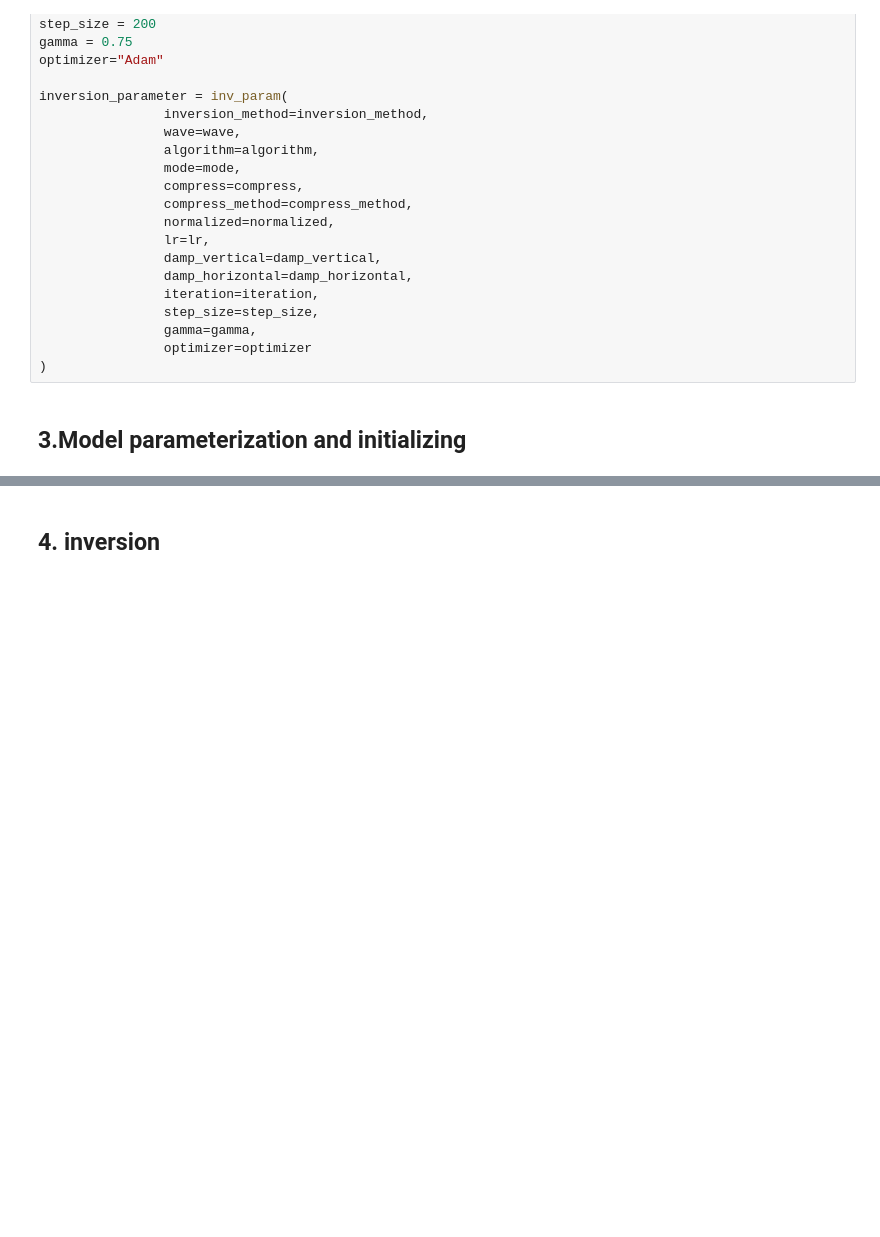
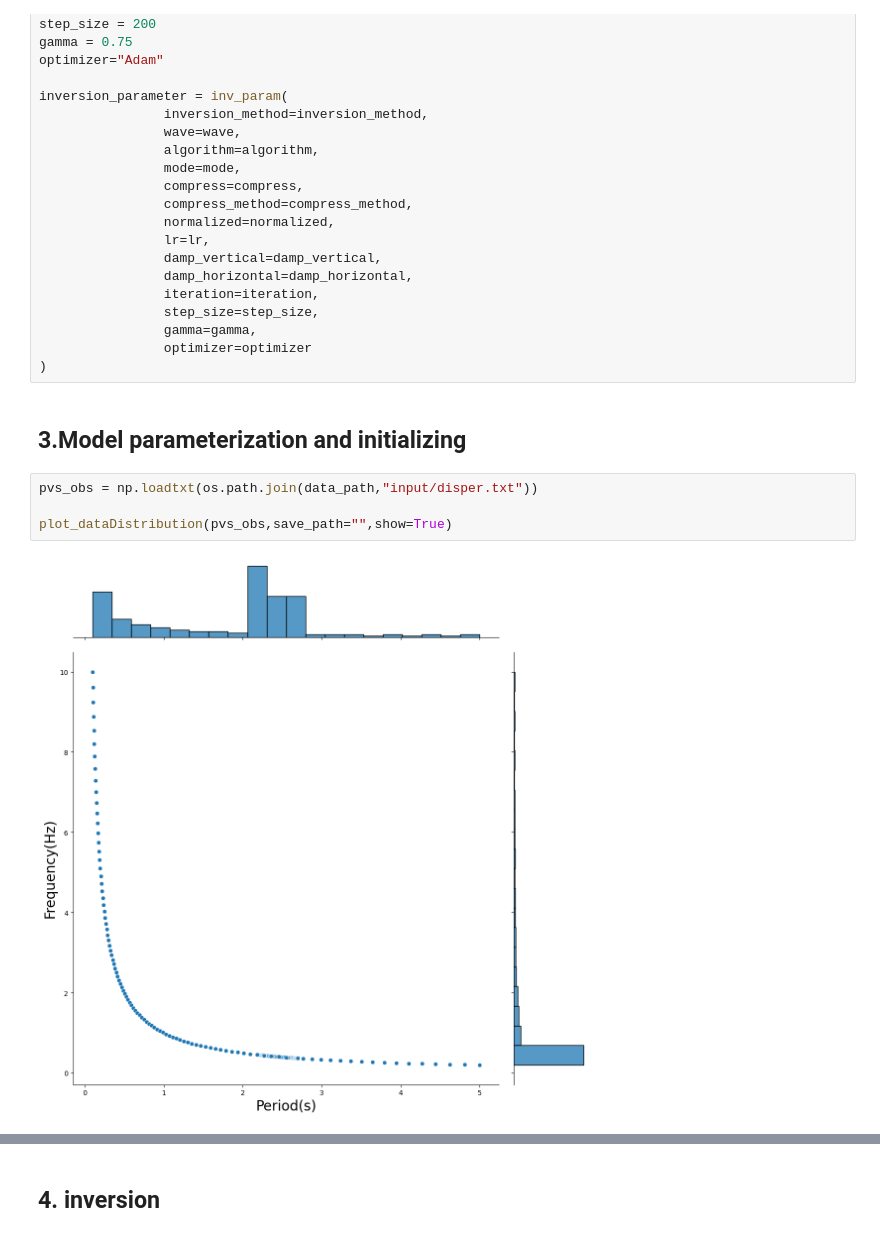
Before and after one commit to liufeng2317/ADsurf, a Jupyter notebook: 00_test_increase.ipynb, the cells around one changed output, grey strips where cells are left out. Saved outputs shown, nothing was run; the diff lists cells and outputs as text; blank space fills up the shorter version.

```diff
--- a/00_test_increase.ipynb
+++ b/00_test_increase.ipynb
@@ -72,4 +72,10 @@ inversion_parameter = inv_param(
 )
 # %% [markdown]
 ## 3.Model parameterization and initializing
+# %%
+pvs_obs = np.loadtxt(os.path.join(data_path,"input/disper.txt"))
+
+plot_dataDistribution(pvs_obs,save_path="",show=True)
+# %% [output]
+[figure, added]
 # %%
```
Also changed, not shown: parts of 1 cell of this notebook, 10 other files.
